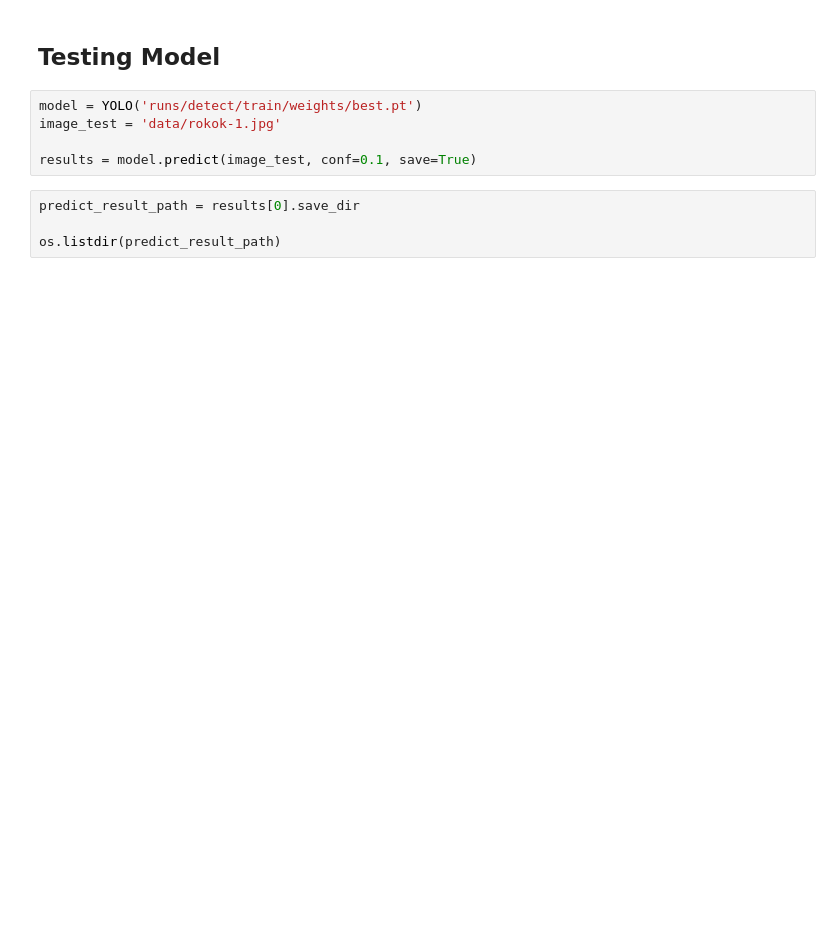
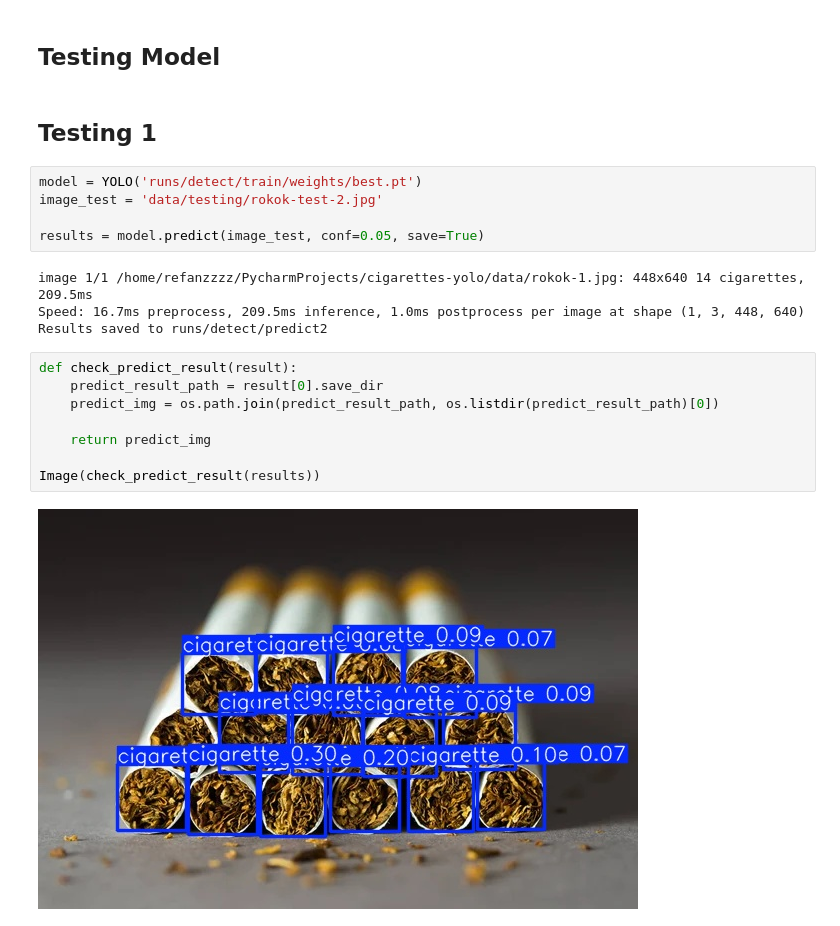
Before and after one commit to Refanz/simple-counting-model-yolo, a Jupyter notebook: notebook.ipynb, the cells around one changed output. Cells and saved outputs as stored; diff of their text form; blank space fills up the shorter version.

Commit message:
testing model

```diff
--- a/notebook.ipynb
+++ b/notebook.ipynb
@@ -67,11 +98,23 @@ metric_df.describe()
 # %% [markdown]
 ## **Testing Model**
+# %% [markdown]
+## **Testing 1**
 # %%
 model = YOLO('runs/detect/train/weights/best.pt')
-image_test = 'data/rokok-1.jpg'
+image_test = 'data/testing/rokok-test-2.jpg'
 
-results = model.predict(image_test, conf=0.1, save=True)
+results = model.predict(image_test, conf=0.05, save=True)
+# %% [output]
+image 1/1 /home/refanzzzz/PycharmProjects/cigarettes-yolo/data/rokok-1.jpg: 448x640 14 cigarettes, 209.5ms
+Speed: 16.7ms preprocess, 209.5ms inference, 1.0ms postprocess per image at shape (1, 3, 448, 640)
+Results saved to runs/detect/predict2
 # %%
-predict_result_path = results[0].save_dir
+def check_predict_result(result):
+    predict_result_path = result[0].save_dir
+    predict_img = os.path.join(predict_result_path, os.listdir(predict_result_path)[0])
 
-os.listdir(predict_result_path)
+    return predict_img
+
+Image(check_predict_result(results))
+# %% [output]
+[figure, added]
```
Also changed, not shown: parts of 6 cells of this notebook, 2 other files.
